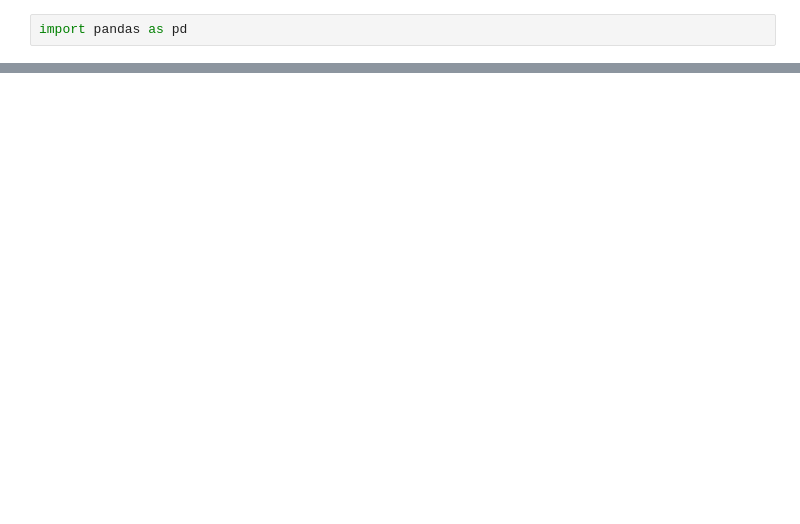
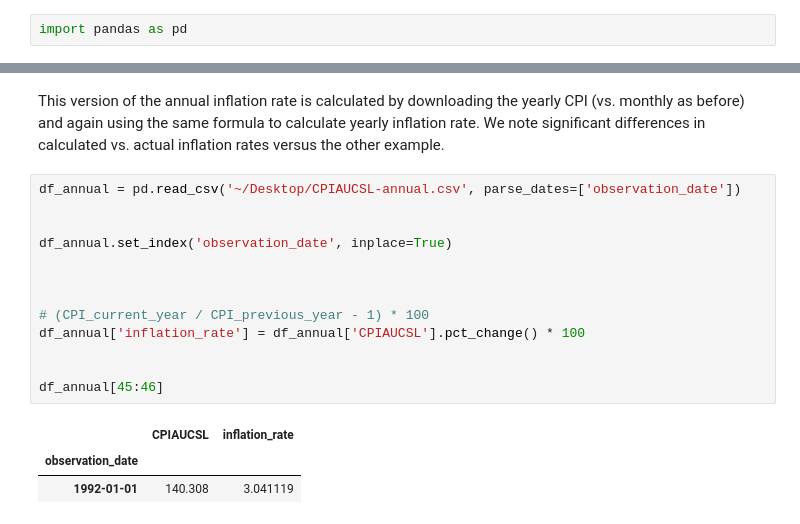
Before and after one commit to kushal238/Stat430P1, a Jupyter notebook: inflation-tsa.ipynb, the cells around one changed output, grey strips where cells are left out. Saved outputs shown, nothing was run; the diff lists cells and outputs as text; blank space fills up the shorter version.

```diff
--- a/inflation-tsa.ipynb
+++ b/inflation-tsa.ipynb
@@ -28,0 +104,19 @@ yearly_df[70:78]
+# %% [markdown]
+This version of the annual inflation rate is calculated by downloading the yearly CPI (vs. monthly as before) and again using the same formula to calculate yearly inflation rate. We note significant differences in calculated vs. actual inflation rates versus the other example.
+# %%
+df_annual = pd.read_csv('~/Desktop/CPIAUCSL-annual.csv', parse_dates=['observation_date'])
+
+
+df_annual.set_index('observation_date', inplace=True)
+
+
+
+# (CPI_current_year / CPI_previous_year - 1) * 100
+df_annual['inflation_rate'] = df_annual['CPIAUCSL'].pct_change() * 100
+
+
+df_annual[45:46]
+# %% [output]
+|  | CPIAUCSL | inflation_rate |
+| observation_date |  |  |
+| 1992-01-01 | 140.308 | 3.041119 |
```
Also changed, not shown: parts of 7 cells of this notebook.
